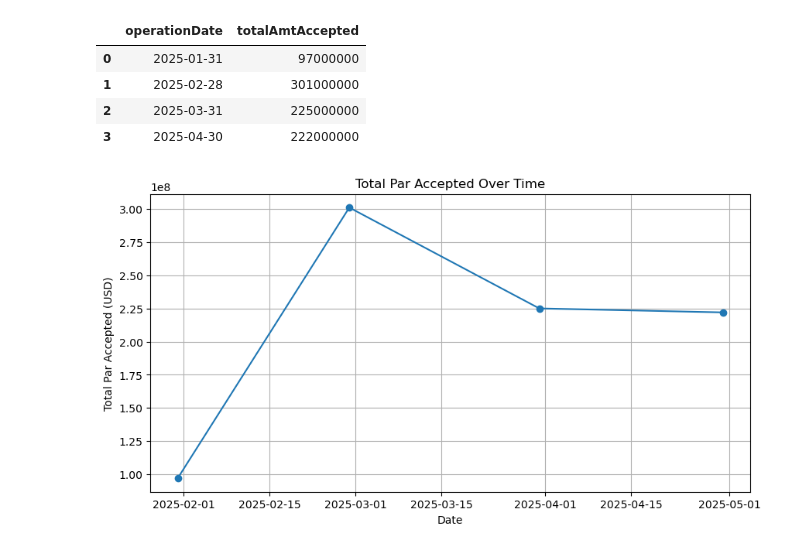
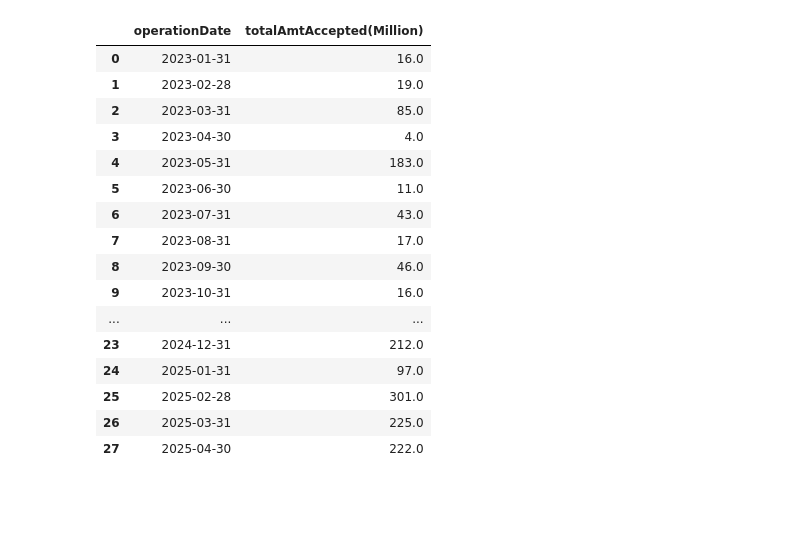
Before and after one commit to wiseorcool/repo-market-data, a Jupyter notebook: Repo_Market_Data.ipynb, the cells around one changed output. Saved outputs shown, nothing was run; the diff lists cells and outputs as text; code cells hidden in the pictures; blank space fills up the shorter version.

```diff
--- a/Repo_Market_Data.ipynb
+++ b/Repo_Market_Data.ipynb
@@ -189,12 +194,14 @@ Reverse_Repo_df = reduced_cleaned_df[reduced_cleaned_df['operationType']=='Rever
 # %%
 #Make the repo DF aggregated for Weekly and Monthly distribution
 
-#Set the operating date as index
-Repo_df.set_index("operationDate", inplace=True)
 
 # Resample weekly (W) or monthly (M)
-Repo_weekly_df = Repo_df["totalAmtAccepted"].resample("W").sum()
-Repo_monthly_df = Repo_df["totalAmtAccepted"].resample("ME").sum()
+Repo_weekly_df = Repo_df[["totalAmtAccepted"]].resample("W").sum()
+
+Repo_monthly_df = Repo_df[["totalAmtAccepted"]].resample("ME").sum()
+
+#Remove all  index from the data frame
+
 Repo_weekly_df = Repo_weekly_df.reset_index()
 Repo_monthly_df = Repo_monthly_df.reset_index()
 # %%
@@ -209,23 +219,2 @@ Reverse_Repo_monthly_df = Reverse_Repo_df["totalAmtAccepted"].resample("ME").sum
 Reverse_Repo_weekly_df = Reverse_Repo_weekly_df.reset_index()
 Reverse_Repo_monthly_df = Reverse_Repo_monthly_df.reset_index()
-# %%
-Repo_monthly_df
-# %% [output]
-|  | operationDate | totalAmtAccepted |
-| 0 | 2025-01-31 | 97000000 |
-| 1 | 2025-02-28 | 301000000 |
-| 2 | 2025-03-31 | 225000000 |
-| 3 | 2025-04-30 | 222000000 |
-# %%
-import matplotlib.pyplot as plt
-
-
-plt.figure(figsize=(10, 5))
-plt.plot(Repo_monthly_df['operationDate'], Repo_monthly_df['totalAmtAccepted'], marker='o')
-plt.title("Total Par Accepted Over Time")
-plt.xlabel("Date")
-plt.ylabel("Total Par Accepted (USD)")
-plt.grid(True)
-plt.show()
-# %% [output]
-[figure, removed]
@@ -236,0 +223,23 @@ fig.show()
+# %%
+Repo_monthly_df['totalAmtAccepted'] = (Repo_monthly_df['totalAmtAccepted']/1e6).round(2)
+# %%
+Repo_monthly_df.rename(columns={'totalAmtAccepted':'totalAmtAccepted(Million)'},inplace=True)
+Repo_monthly_df
+# %% [output]
+|  | operationDate | totalAmtAccepted(Million) |
+| 0 | 2023-01-31 | 16.0 |
+| 1 | 2023-02-28 | 19.0 |
+| 2 | 2023-03-31 | 85.0 |
+| 3 | 2023-04-30 | 4.0 |
+| 4 | 2023-05-31 | 183.0 |
+| 5 | 2023-06-30 | 11.0 |
+| 6 | 2023-07-31 | 43.0 |
+| 7 | 2023-08-31 | 17.0 |
+| 8 | 2023-09-30 | 46.0 |
+| 9 | 2023-10-31 | 16.0 |
+| ... | ... | ... |
+| 23 | 2024-12-31 | 212.0 |
+| 24 | 2025-01-31 | 97.0 |
+| 25 | 2025-02-28 | 301.0 |
+| 26 | 2025-03-31 | 225.0 |
+| 27 | 2025-04-30 | 222.0 |
```
Also changed, not shown: parts of 24 cells of this notebook.
